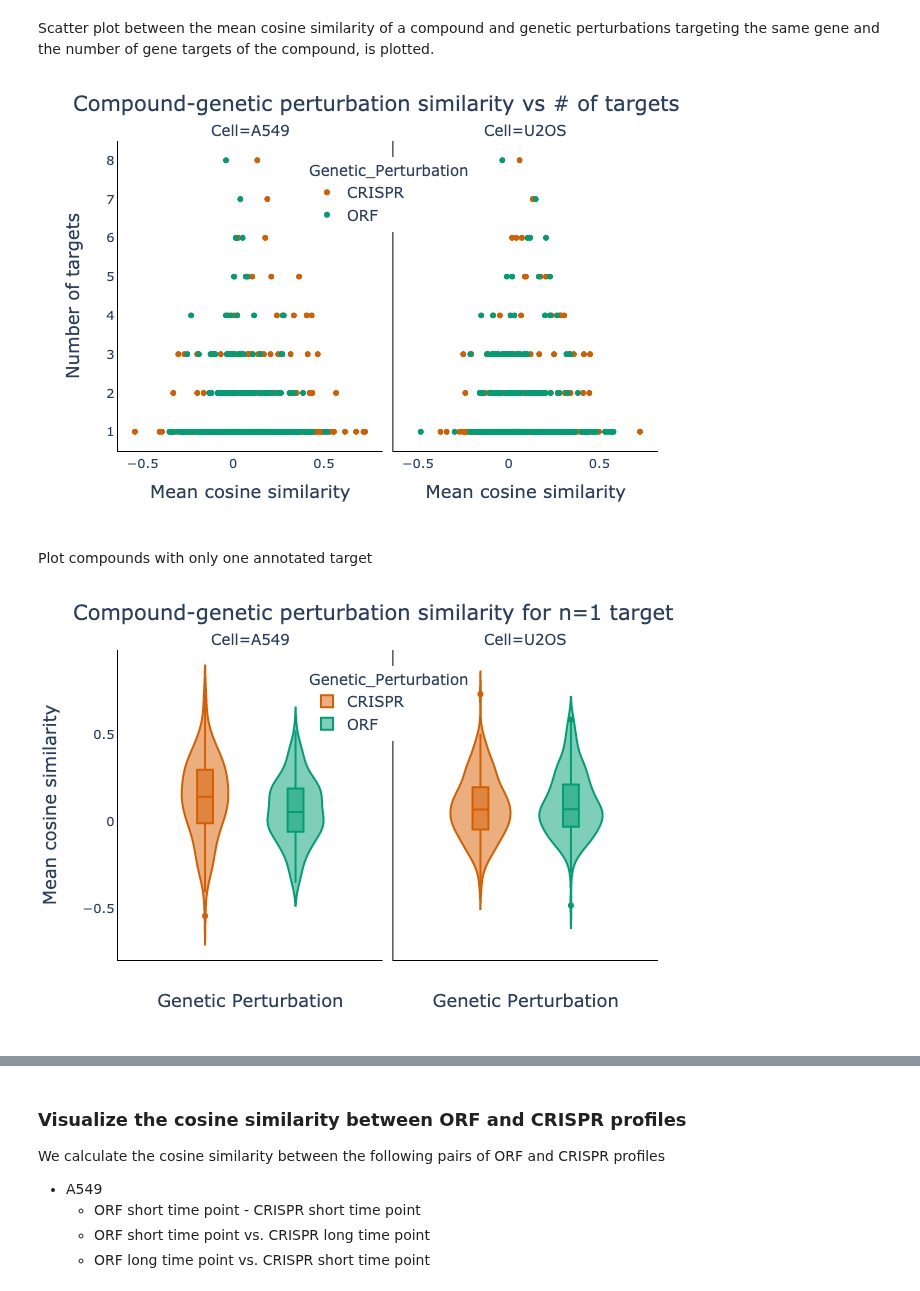
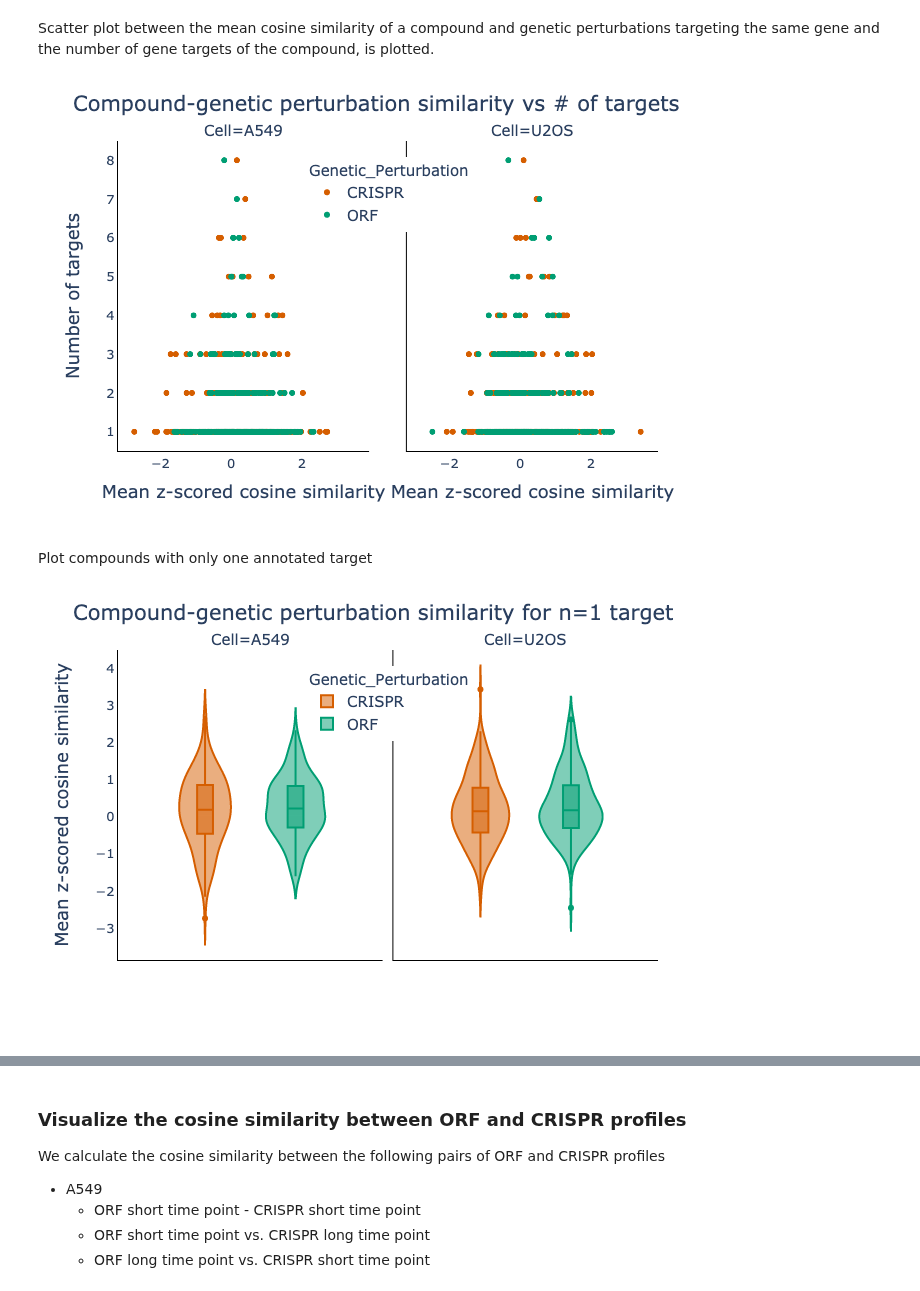
Before and after one commit to jump-cellpainting/2024_Chandrasekaran_NatureMethods, a Jupyter notebook: benchmark/5.visualize-similarities.ipynb, the cells around one changed output, grey strips where cells are left out. Cells and saved outputs as stored; diff of their text form; code cells hidden in the pictures.

Commit message:
Use z-scored cosine similarity

```diff
--- a/benchmark/5.visualize-similarities.ipynb
+++ b/benchmark/5.visualize-similarities.ipynb
@@ -227,27 +227,24 @@ print(matching_statistic_df[['Cell', 'Distributions compared', 'statistic', 'pva
 # %% [markdown]
 Scatter plot between the mean cosine similarity of a compound and genetic perturbations targeting the same gene and the number of gene targets of the compound, is plotted.
 # %%
-matching_df = matching_df.query('Gene_Target=="Same"').groupby(['Cell','Modality1','Genetic_Perturbation','Metadata_broad_sample']).agg(
-    {'cosine_sim' : lambda x: x.mean(),
+matching_df_z_score_grouped = matching_df_z_score.groupby(['Cell','Modality1','Genetic_Perturbation','Metadata_broad_sample']).agg(
+    {'cosine_sim_zscore' : lambda x: x.mean(),
     'n_targets': lambda y: y.sum()/4}).reset_index()
 # %%
 fig = px.scatter(
-    matching_df,
-    x='cosine_sim',
+    matching_df_z_score_grouped,
+    x='cosine_sim_zscore',
     y='n_targets',
     facet_col = 'Cell',
+    facet_col_spacing=0.07,
     color='Genetic_Perturbation',
     color_discrete_map=color_discrete_map_gp,
 )
 fig.update_layout(title='Compound-genetic perturbation similarity vs # of targets',
-    xaxis1=dict(title='Mean cosine similarity', linecolor = "#000000", tickfont=dict(size=13)),
-    xaxis2=dict(title='Mean cosine similarity', linecolor = "#000000", tickfont=dict(size=13)),
-    xaxis3=dict(linecolor = "#000000"),
-    xaxis4=dict(linecolor = "#000000"),
+    xaxis1=dict(title='Mean z-scored cosine similarity', linecolor = "#000000", tickfont=dict(size=13)),
+    xaxis2=dict(title='Mean z-scored cosine similarity', linecolor = "#000000", tickfont=dict(size=13)),
     yaxis1=dict(title='Number of targets', linecolor = "#000000", tickfont=dict(size=13)),
     yaxis2=dict(linecolor = "#000000"),
-    yaxis3=dict(title='Number of targets', linecolor = "#000000", tickfont=dict(size=13)),
-    yaxis4=dict(linecolor = "#000000"),
     font=dict(size=15),
     paper_bgcolor='rgba(0,0,0,0)',
     plot_bgcolor='rgba(0,0,0,0)',
@@ -257,34 +254,33 @@ fig.for_each_annotation(lambda a: a.update(text=a.text.replace("Genetic_Perturba
 fig.show("png")
 fig.write_image('figures/5.cosine_similarities_ntargets.png', width=640, height=480, scale=2)
 # %% [output]
-[figure, old version]
+[figure, new version]
 # %% [markdown]
 Plot compounds with only one annotated target
 # %%
-matching_df_n_1 = matching_df.query('n_targets==1')
+matching_df_z_score_grouped_n_1 = matching_df_z_score_grouped.query('n_targets==1')
 
 fig = px.violin(
-    matching_df_n_1,
-    # x ='Genetic_Perturbation',
-    y = 'cosine_sim',
+    matching_df_z_score_grouped_n_1,
+    y = 'cosine_sim_zscore',
     color='Genetic_Perturbation',
     color_discrete_map=color_discrete_map_gp,
     facet_col = 'Cell',
     box=True
 )
 fig.update_layout(title='Compound-genetic perturbation similarity for n=1 target',
-    xaxis1=dict(title='Genetic Perturbation', linecolor="#000000", tickfont=dict(size=13)),
-    xaxis2=dict(title='Genetic Perturbation', linecolor="#000000", tickfont=dict(size=13)),
-    yaxis1=dict(title='Mean cosine similarity', linecolor = "#000000", tickfont=dict(size=13)),
+    xaxis1=dict(title='', linecolor="#000000", tickfont=dict(size=13)),
+    xaxis2=dict(title='', linecolor="#000000", tickfont=dict(size=13)),
+    yaxis1=dict(title='Mean z-scored cosine similarity', linecolor = "#000000", tickfont=dict(size=13)),
     yaxis2=dict(linecolor = "#000000"),
     font=dict(size=15),
     paper_bgcolor='rgba(0,0,0,0)',
     plot_bgcolor='rgba(0,0,0,0)',
     legend=dict(x=0.35, y=0.95, bgcolor="white")
 )
 fig.for_each_annotation(lambda a: a.update(text=a.text.replace("Genetic_Perturbation=", "")))
 fig.show("png")
 fig.write_image('figures/5.cosine_similarities_n1.png', width=640, height=480, scale=2)
 # %% [output]
-[figure, old version]
+[figure, new version]
 # %%
```
Also changed, not shown: parts of 3 cells of this notebook, 3 other files.
